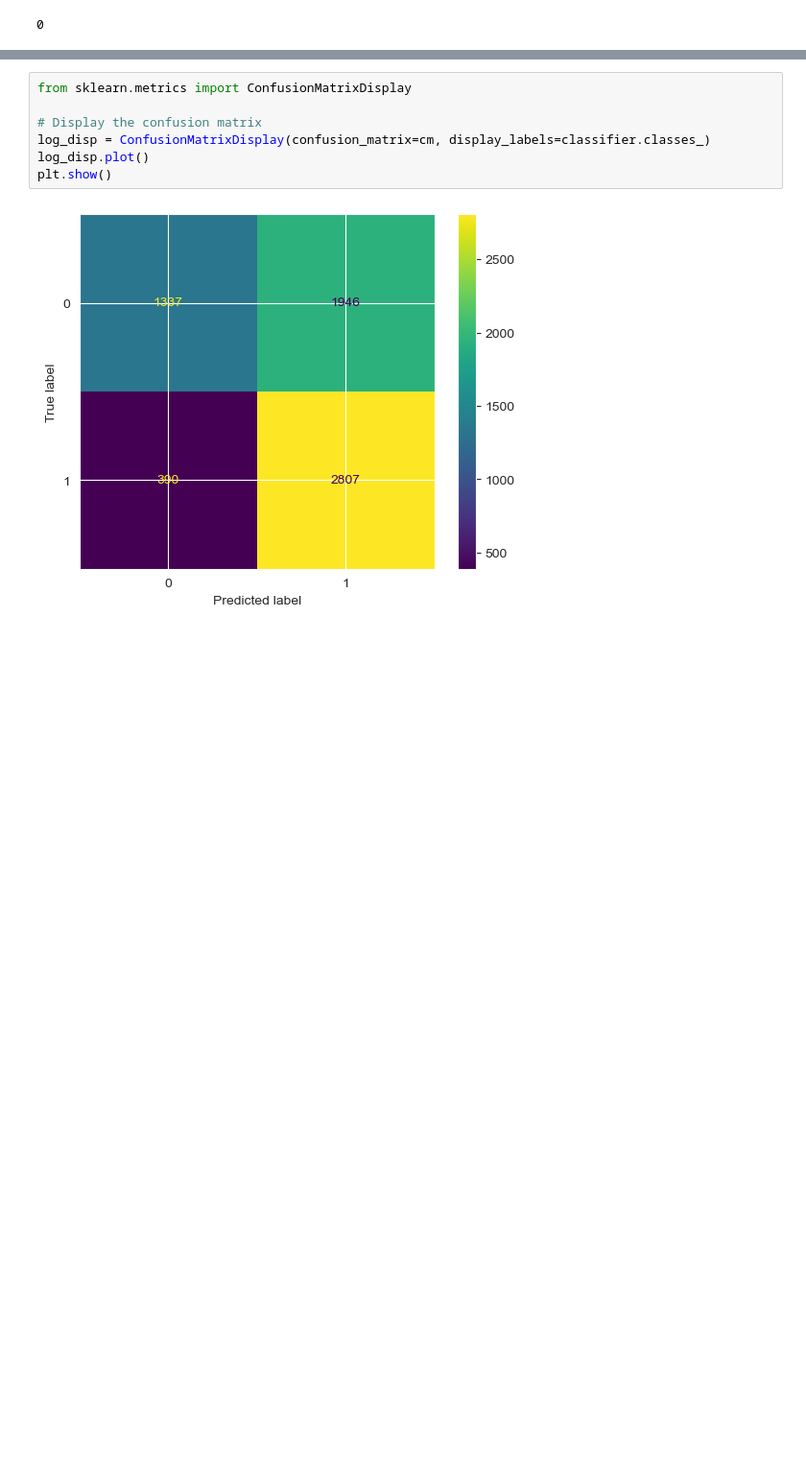
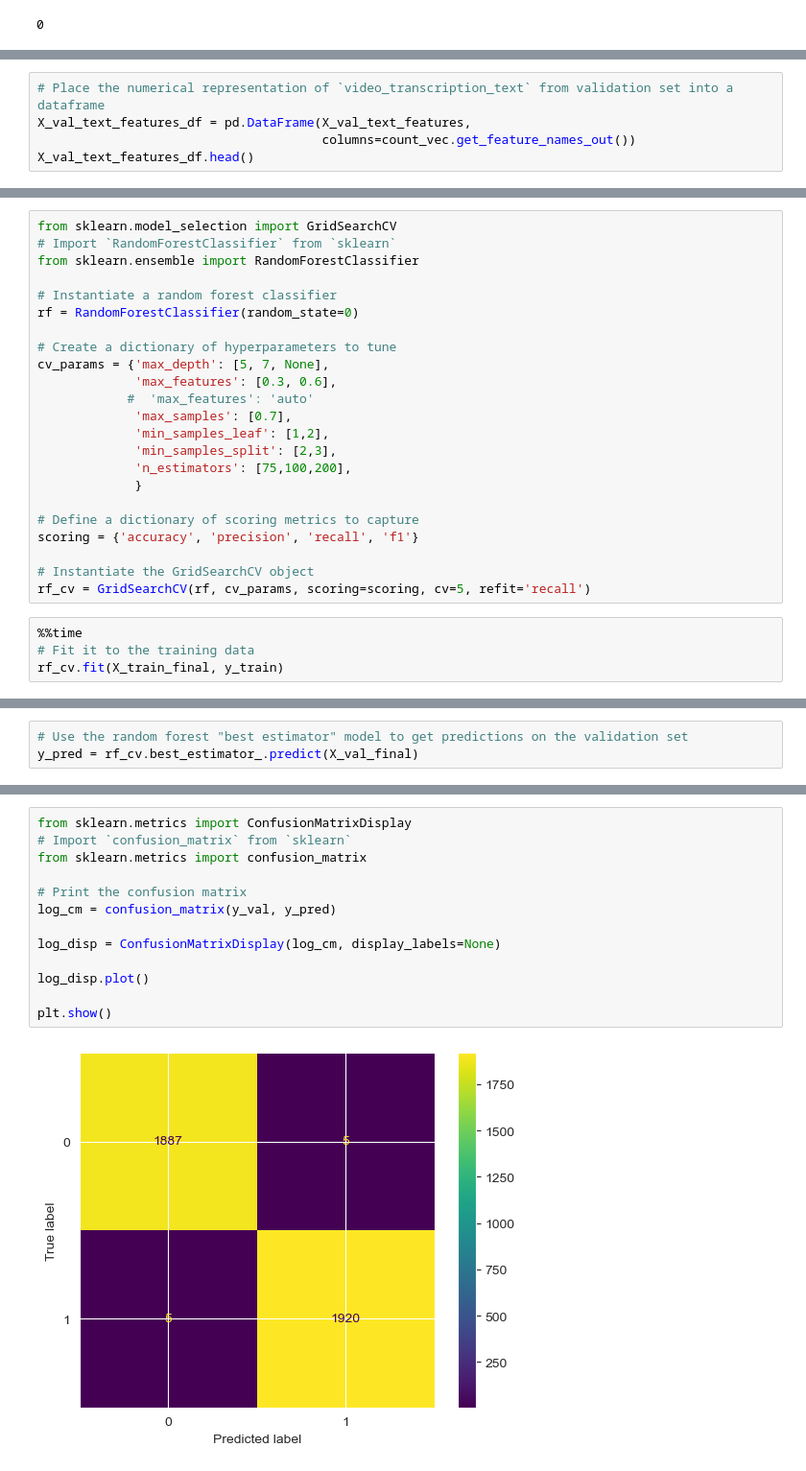
Before and after one commit to Artuk009/Case-Studies, a Jupyter notebook: GoogleAdvancedDataAnalytics/TikTok/case_study.ipynb, the cells around one changed output, grey strips where cells are left out. Shown at 96% size. Cells and saved outputs as stored; diff of their text form; blank space fills up the shorter version.

```diff
--- a/GoogleAdvancedDataAnalytics/TikTok/case_study.ipynb
+++ b/GoogleAdvancedDataAnalytics/TikTok/case_study.ipynb
@@ -440,0 +267,5 @@ y_pred = classifier.predict(X_test_final)
+# %%
+# Place the numerical representation of `video_transcription_text` from validation set into a dataframe
+X_val_text_features_df = pd.DataFrame(X_val_text_features,
+                                      columns=count_vec.get_feature_names_out())
+X_val_text_features_df.head()
@@ -440,0 +317,27 @@ y_pred = classifier.predict(X_test_final)
+# %%
+from sklearn.model_selection import GridSearchCV
+# Import `RandomForestClassifier` from `sklearn`
+from sklearn.ensemble import RandomForestClassifier
+
+# Instantiate a random forest classifier
+rf = RandomForestClassifier(random_state=0)
+
+# Create a dictionary of hyperparameters to tune
+cv_params = {'max_depth': [5, 7, None],
+             'max_features': [0.3, 0.6],
+            #  'max_features': 'auto'
+             'max_samples': [0.7],
+             'min_samples_leaf': [1,2],
+             'min_samples_split': [2,3],
+             'n_estimators': [75,100,200],
+             }
+
+# Define a dictionary of scoring metrics to capture
+scoring = {'accuracy', 'precision', 'recall', 'f1'}
+
+# Instantiate the GridSearchCV object
+rf_cv = GridSearchCV(rf, cv_params, scoring=scoring, cv=5, refit='recall')
+# %%
+%%time
+# Fit it to the training data
+rf_cv.fit(X_train_final, y_train)
@@ -441,3 +418,6 @@ y_pred = classifier.predict(X_test_final)
+# %%
+# Use the random forest "best estimator" model to get predictions on the validation set
+y_pred = rf_cv.best_estimator_.predict(X_val_final)
 # %%
 y_pred
 # %% [output]
@@ -480,10 +440,16 @@ cm = confusion_matrix(y_test_encoded, y_pred, labels=classifier.classes_)
 # %%
 from sklearn.metrics import ConfusionMatrixDisplay
+# Import `confusion_matrix` from `sklearn`
+from sklearn.metrics import confusion_matrix
 
-# Display the confusion matrix
-log_disp = ConfusionMatrixDisplay(confusion_matrix=cm, display_labels=classifier.classes_)
+# Print the confusion matrix
+log_cm = confusion_matrix(y_val, y_pred)
+
+log_disp = ConfusionMatrixDisplay(log_cm, display_labels=None)
+
 log_disp.plot()
+
 plt.show()
 # %% [output]
-[figure, old version]
+[figure, new version]
 # %%
```
Also changed, not shown: parts of 94 cells of this notebook.
